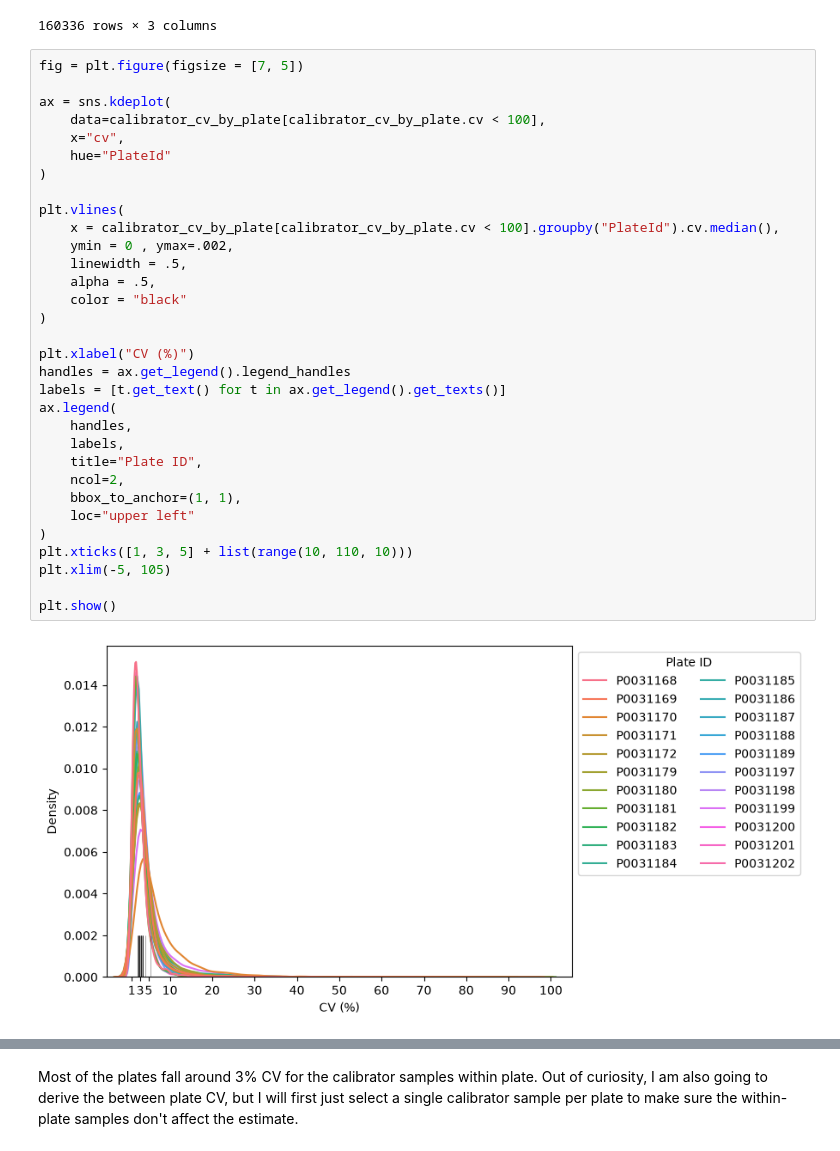
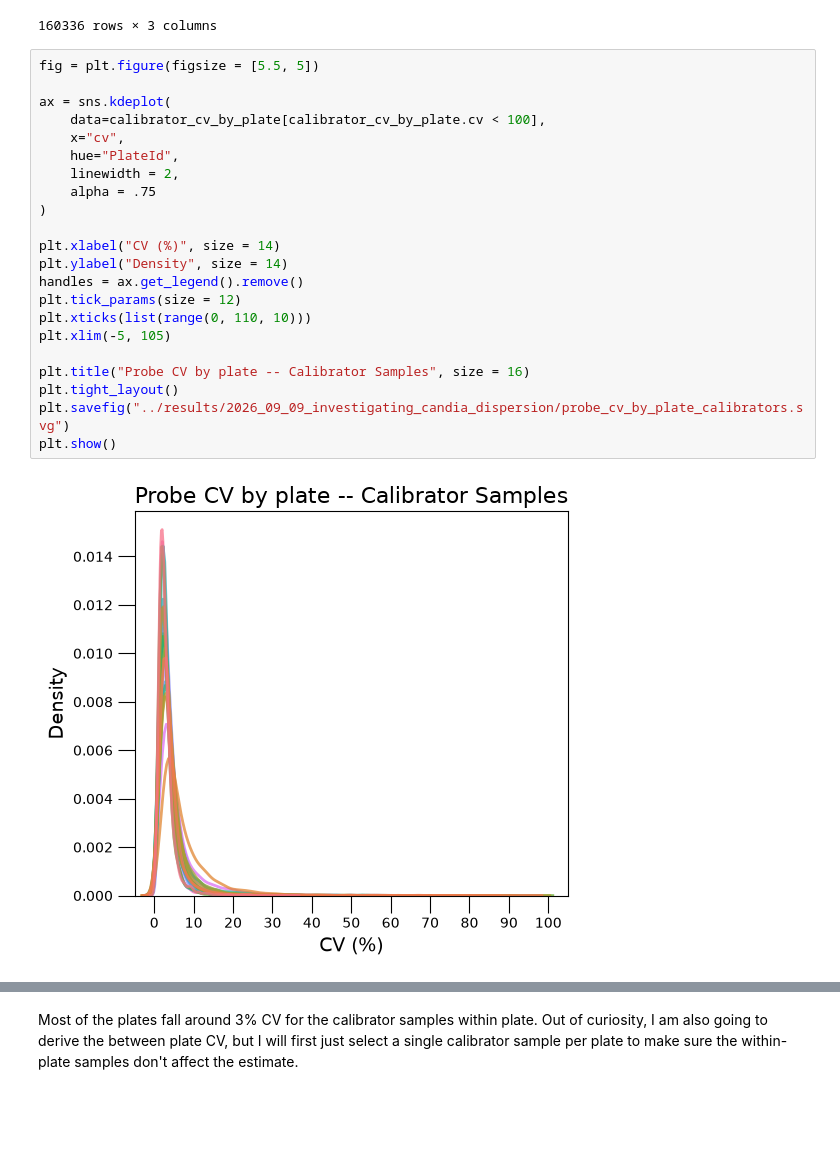
Before and after one commit to AnthonyOfSeattle/affinity-proteomics-notebook, a Jupyter notebook: work/2026_09_09_investigating_candia_dispersion.ipynb, the cells around one changed output, grey strips where cells are left out. Drawn from its saved outputs; the diff is of its cells as text; blank space fills up the shorter version.

Commit message:
Improve CV plots for classic CV in Candia dispersion analysis

```diff
--- a/work/2026_09_09_investigating_candia_dispersion.ipynb
+++ b/work/2026_09_09_investigating_candia_dispersion.ipynb
@@ -140,37 +140,27 @@ calibrator_cv_by_plate
 | 160335 | P0031202 | 9999-1 | 1.886916 |
 160336 rows × 3 columns
 # %%
-fig = plt.figure(figsize = [7, 5])
+fig = plt.figure(figsize = [5.5, 5])
 
 ax = sns.kdeplot(
     data=calibrator_cv_by_plate[calibrator_cv_by_plate.cv < 100],
     x="cv",
-    hue="PlateId"
+    hue="PlateId",
+    linewidth = 2,
+    alpha = .75
 )
 
-plt.vlines(
-    x = calibrator_cv_by_plate[calibrator_cv_by_plate.cv < 100].groupby("PlateId").cv.median(),
-    ymin = 0 , ymax=.002,
-    linewidth = .5,
-    alpha = .5,
-    color = "black"
-)
-
-plt.xlabel("CV (%)")
-handles = ax.get_legend().legend_handles
-labels = [t.get_text() for t in ax.get_legend().get_texts()]
-ax.legend(
-    handles,
-    labels,
-    title="Plate ID",
-    ncol=2,
-    bbox_to_anchor=(1, 1),
-    loc="upper left"
-)
-plt.xticks([1, 3, 5] + list(range(10, 110, 10)))
+plt.xlabel("CV (%)", size = 14)
+plt.ylabel("Density", size = 14)
+handles = ax.get_legend().remove()
+plt.tick_params(size = 12)
+plt.xticks(list(range(0, 110, 10)))
 plt.xlim(-5, 105)
 
+plt.title("Probe CV by plate -- Calibrator Samples", size = 16)
+plt.tight_layout()
+plt.savefig("../results/2026_09_09_investigating_candia_dispersion/probe_cv_by_plate_calibrators.svg")
 plt.show()
 # %% [output]
-[figure, old version]
+[figure, new version]
 # %%
```
Also changed, not shown: parts of 3 cells of this notebook, 3 other files.
